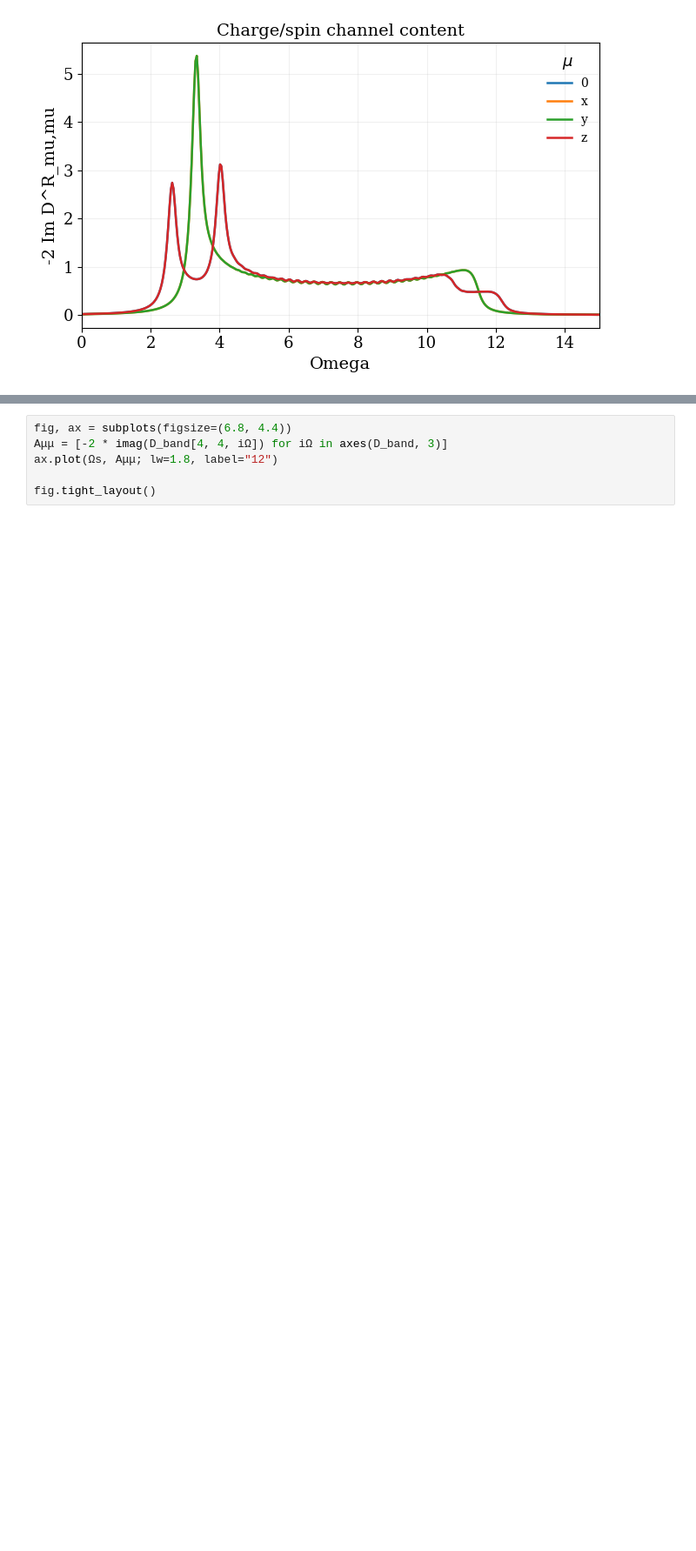
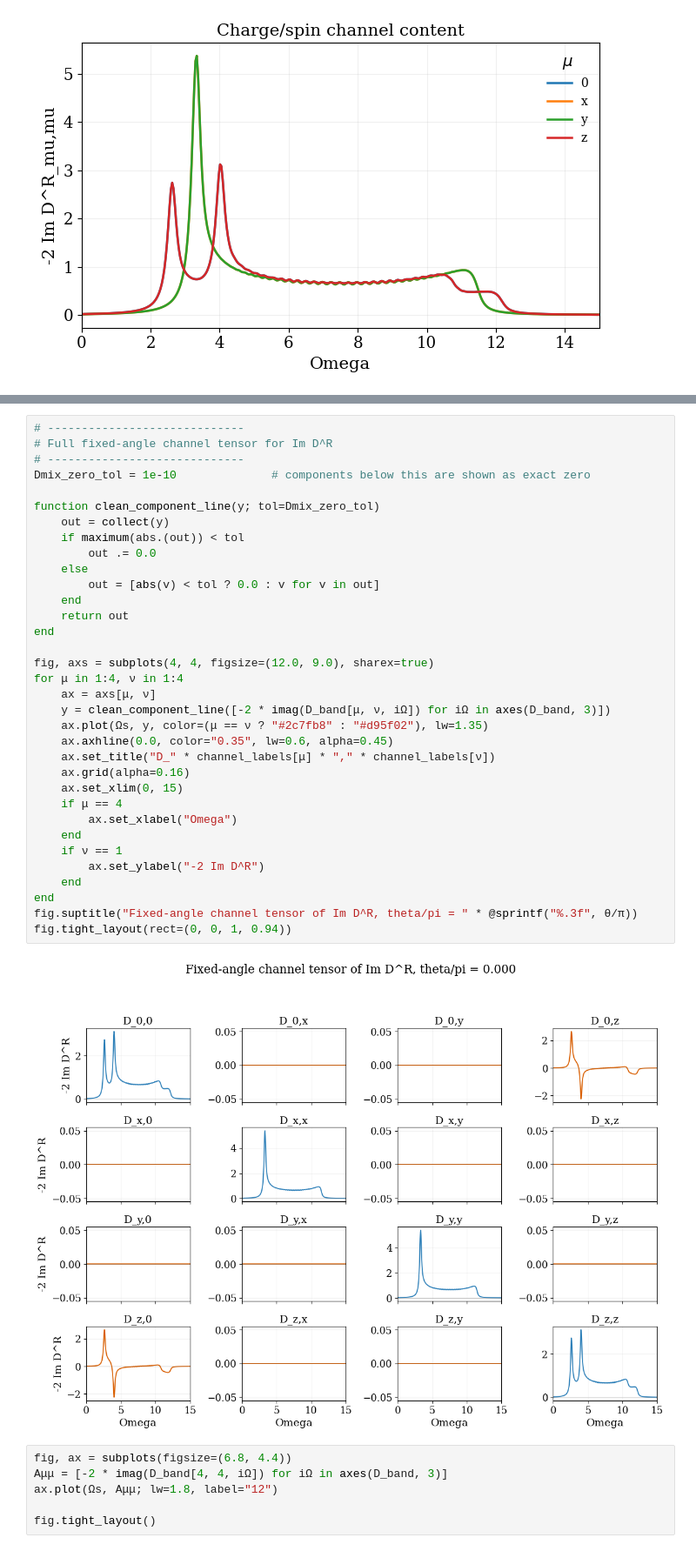
Before and after one commit to fegarciaga/05_tJ_exciton, a Jupyter notebook: RPA-exciton/StaticBethe.ipynb, the cells around one changed output, grey strips where cells are left out. Shown at 87% size. Cells and saved outputs as stored; diff of their text form; blank space fills up the shorter version.

```diff
--- a/RPA-exciton/StaticBethe.ipynb
+++ b/RPA-exciton/StaticBethe.ipynb
@@ -346,3 +354,39 @@ fig.tight_layout()
+# %%
+# -----------------------------
+# Full fixed-angle channel tensor for Im D^R
+# -----------------------------
+Dmix_zero_tol = 1e-10              # components below this are shown as exact zero
+
+function clean_component_line(y; tol=Dmix_zero_tol)
+    out = collect(y)
+    if maximum(abs.(out)) < tol
+        out .= 0.0
+    else
+        out = [abs(v) < tol ? 0.0 : v for v in out]
+    end
+    return out
+end
+
+fig, axs = subplots(4, 4, figsize=(12.0, 9.0), sharex=true)
+for μ in 1:4, ν in 1:4
+    ax = axs[μ, ν]
+    y = clean_component_line([-2 * imag(D_band[μ, ν, iΩ]) for iΩ in axes(D_band, 3)])
+    ax.plot(Ωs, y, color=(μ == ν ? "#2c7fb8" : "#d95f02"), lw=1.35)
+    ax.axhline(0.0, color="0.35", lw=0.6, alpha=0.45)
+    ax.set_title("D_" * channel_labels[μ] * "," * channel_labels[ν])
+    ax.grid(alpha=0.16)
+    ax.set_xlim(0, 15)
+    if μ == 4
+        ax.set_xlabel("Omega")
+    end
+    if ν == 1
+        ax.set_ylabel("-2 Im D^R")
+    end
+end
+fig.suptitle("Fixed-angle channel tensor of Im D^R, theta/pi = " * @sprintf("%.3f", θ/π))
+fig.tight_layout(rect=(0, 0, 1, 0.94))
+# %% [output]
+[figure, added]
 # %%
 fig, ax = subplots(figsize=(6.8, 4.4))
 Aμμ = [-2 * imag(D_band[4, 4, iΩ]) for iΩ in axes(D_band, 3)]
```
Also changed, not shown: parts of 3 cells of this notebook, 3 other files.
